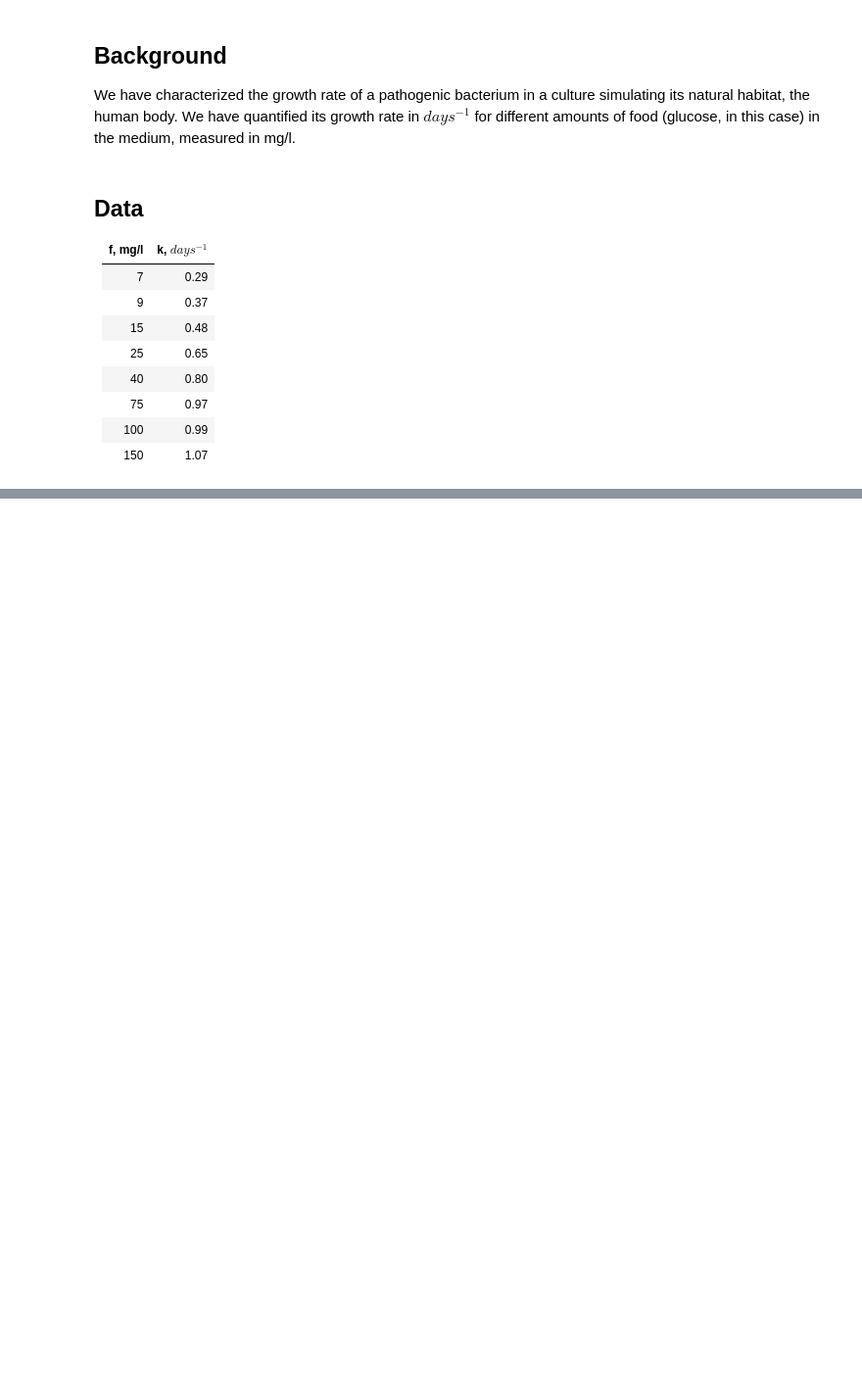
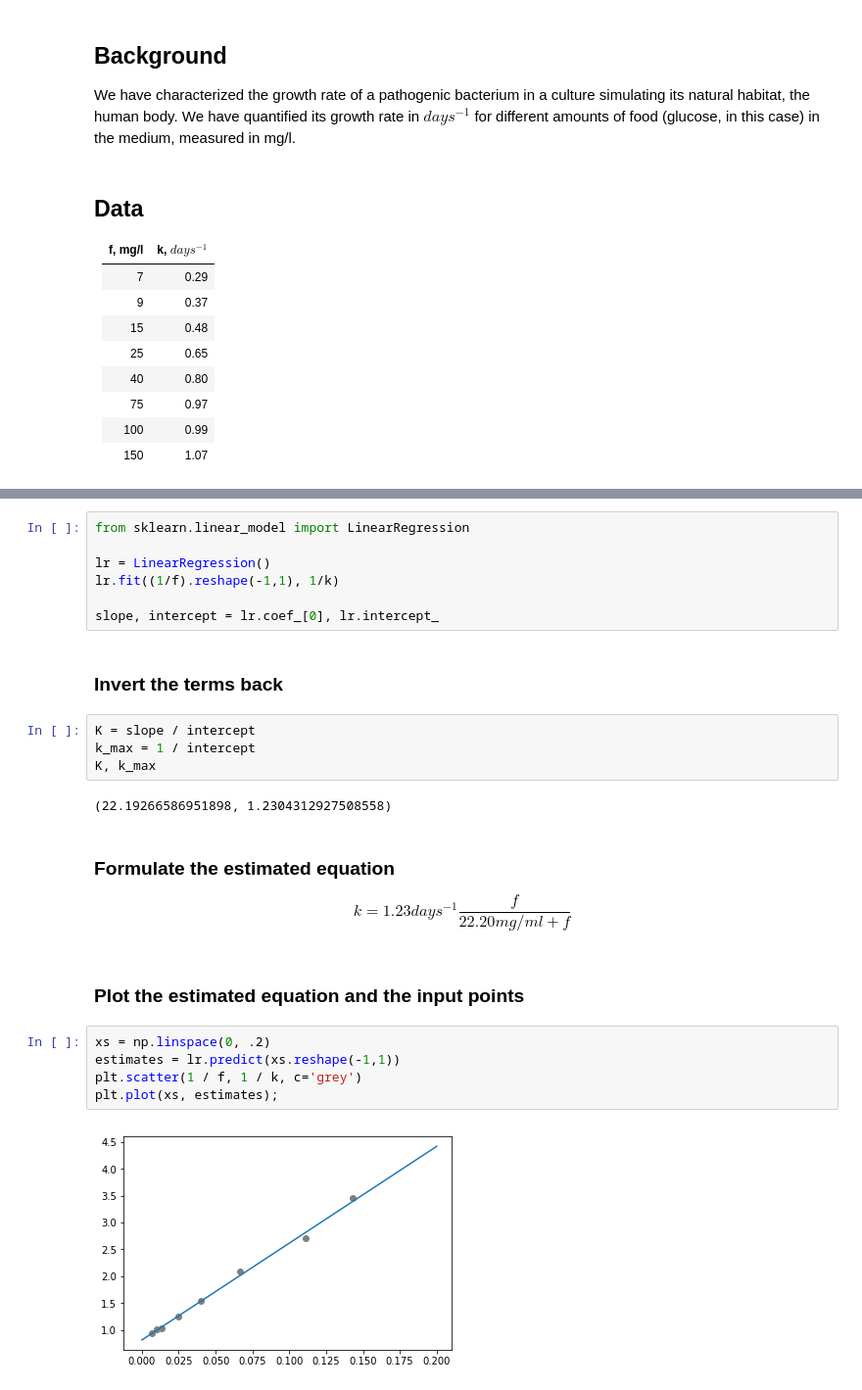
Before and after one commit to danimateos/numerical_methods, a Jupyter notebook: practice-04.ipynb, the cells around one changed output, grey strips where cells are left out. Shown at 98% size. Drawn from its saved outputs; the diff is of its cells as text; blank space fills up the shorter version.

```diff
--- a/practice-04.ipynb
+++ b/practice-04.ipynb
@@ -63,0 +96,28 @@ Knowing that we if we invert the equation that relates f, k, K and k_max, it can
+# %%
+from sklearn.linear_model import LinearRegression
+
+lr = LinearRegression()
+lr.fit((1/f).reshape(-1,1), 1/k)
+
+slope, intercept = lr.coef_[0], lr.intercept_
+# %% [markdown]
+### Invert the terms back
+# %%
+K = slope / intercept
+k_max = 1 / intercept
+K, k_max
+# %% [output]
+(22.19266586951898, 1.2304312927508558)
+# %% [markdown]
+### Formulate the estimated equation
+
+$$k = 1.23days^{-1}\frac{f}{22.20mg/ml + f}$$
+# %% [markdown]
+### Plot the estimated equation and the input points
+# %%
+xs = np.linspace(0, .2)
+estimates = lr.predict(xs.reshape(-1,1))
+plt.scatter(1 / f, 1 / k, c='grey')
+plt.plot(xs, estimates);
+# %% [output]
+[figure, added]
```
Also changed, not shown: parts of 7 cells of this notebook.
